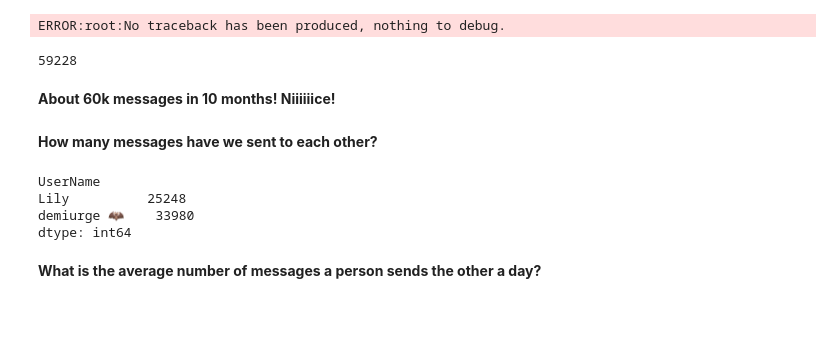
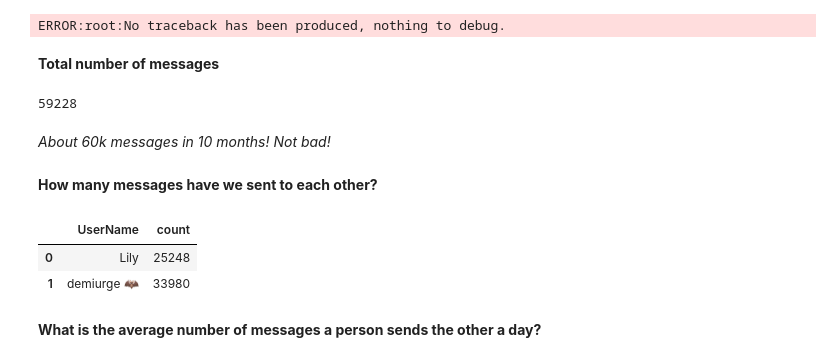
Before and after one commit to srjit/data-visualizations, a Jupyter notebook: gfchat/Lia and Sree Chats - Analysis.ipynb, the cells around one changed output. Drawn from its saved outputs; the diff is of its cells as text; code cells hidden in the pictures; blank space fills up the shorter version.

```diff
--- a/gfchat/Lia and Sree Chats - Analysis.ipynb
+++ b/gfchat/Lia and Sree Chats - Analysis.ipynb
@@ -37,3 +36,5 @@ data_ = data[["Date2","Time","UserName","MessageBody"]]
+# %% [markdown]
+__Total number of messages__
 # %%
 len(data_)
 # %% [output]
@@ -43,14 +42,13 @@ len(data_)
 # %% [markdown]
-__About 60k messages in 10 months! Niiiiiice!__
+_About 60k messages in 10 months! Not bad!_
 # %% [markdown]
 __How many messages have we sent to each other?__
 # %%
-data.groupby("UserName").size()
+data.groupby("UserName").size().reset_index(name="count")
 # %% [output]
-UserName
-Lily          25248
-demiurge 🦇    33980
-dtype: int64
+|  | UserName | count |
+| 0 | Lily | 25248 |
+| 1 | demiurge 🦇 | 33980 |
 # %% [markdown]
 __What is the average number of messages a person sends the other a day?__
 # %%
```
Also changed, not shown: parts of 50 cells of this notebook.
